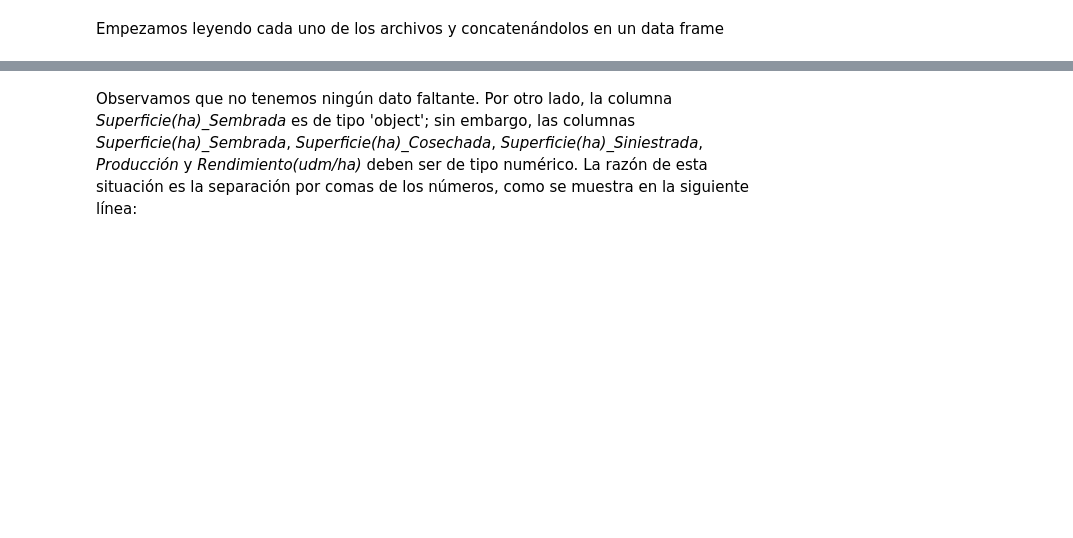
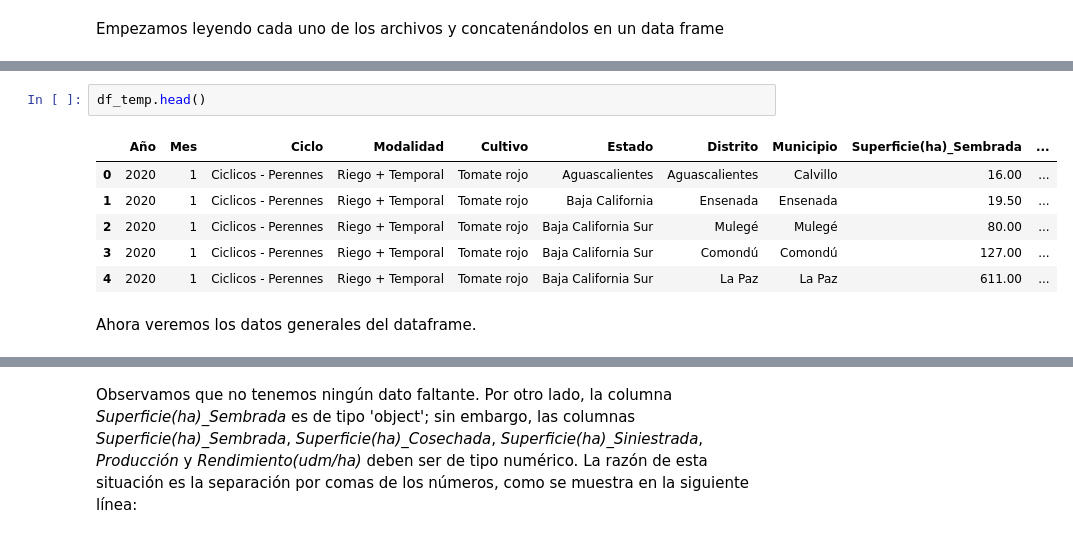
Before and after one commit to ProyectosMCD/RedBAMX, a Jupyter notebook: limpieza/limpieza_Datos_Avance_Siembras_Cosechas_SIAP.ipynb, the cells around one changed output, grey strips where cells are left out. Cells and saved outputs as stored; diff of their text form; blank space fills up the shorter version.

```diff
--- a/limpieza/limpieza_Datos_Avance_Siembras_Cosechas_SIAP.ipynb
+++ b/limpieza/limpieza_Datos_Avance_Siembras_Cosechas_SIAP.ipynb
@@ -100,3 +128,14 @@ df_temp
+# %%
+df_temp.head()
+# %% [output]
+|  | Año | Mes | Ciclo | Modalidad | Cultivo | Estado | Distrito | Municipio | Superficie(ha)_Sembrada | ... |
+| 0 | 2020 | 1 | Ciclicos - Perennes | Riego + Temporal | Tomate rojo | Aguascalientes | Aguascalientes | Calvillo | 16.00 | ... |
+| 1 | 2020 | 1 | Ciclicos - Perennes | Riego + Temporal | Tomate rojo | Baja California | Ensenada | Ensenada | 19.50 | ... |
+| 2 | 2020 | 1 | Ciclicos - Perennes | Riego + Temporal | Tomate rojo | Baja California Sur | Mulegé | Mulegé | 80.00 | ... |
+| 3 | 2020 | 1 | Ciclicos - Perennes | Riego + Temporal | Tomate rojo | Baja California Sur | Comondú | Comondú | 127.00 | ... |
+| 4 | 2020 | 1 | Ciclicos - Perennes | Riego + Temporal | Tomate rojo | Baja California Sur | La Paz | La Paz | 611.00 | ... |
+# %% [markdown]
+Ahora veremos los datos generales del dataframe.
 # %%
 df_temp.info()
 # %% [output]
```
Also changed, not shown: parts of 13 cells of this notebook, 3 other files.
